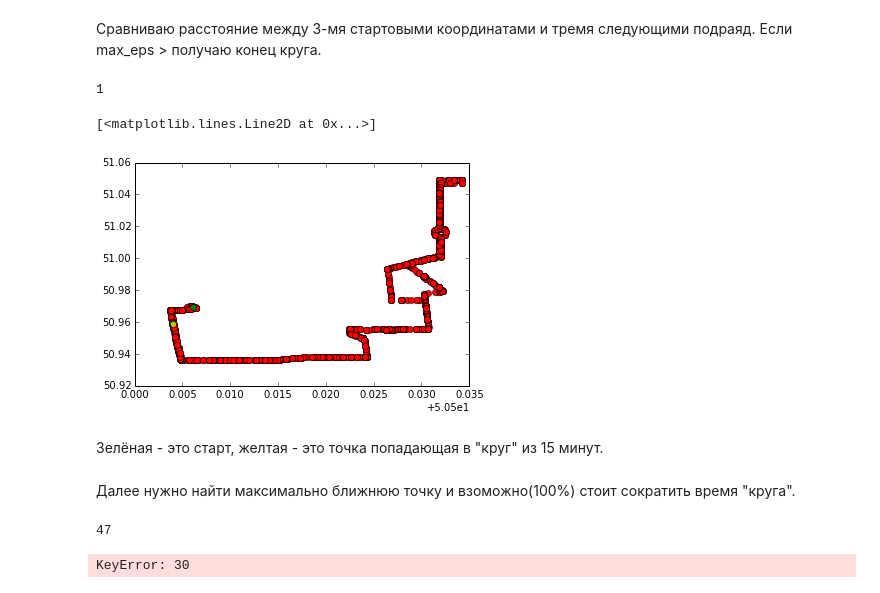
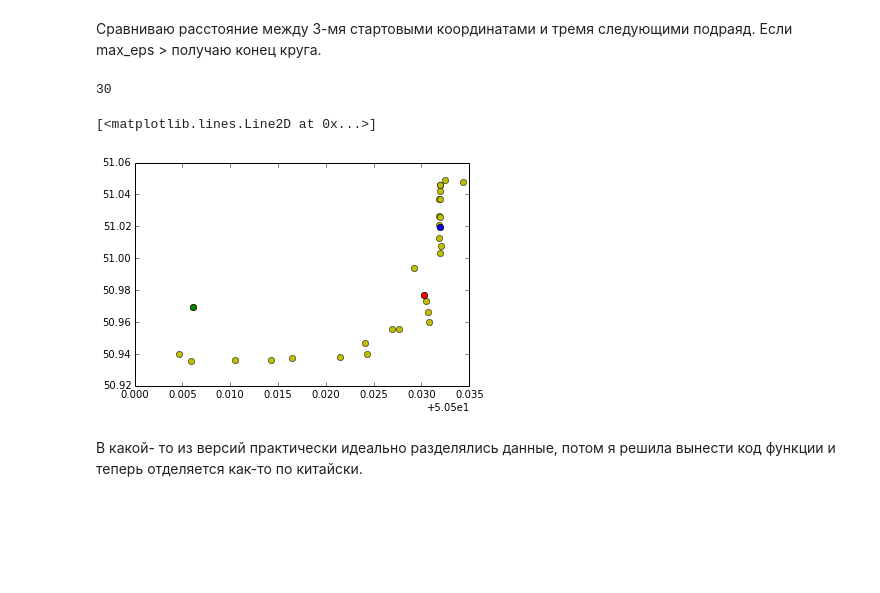
Before and after one commit to LisGein/LinuxCppLessons, a Jupyter notebook: Python/nightYandex/one_driver.ipynb, the cells around one changed output. Saved outputs shown, nothing was run; the diff lists cells and outputs as text; code cells hidden in the pictures; blank space fills up the shorter version.

```diff
--- a/Python/nightYandex/one_driver.ipynb
+++ b/Python/nightYandex/one_driver.ipynb
@@ -136,27 +163,20 @@ for j in range(len(lat_points[0]) - i - 4):
 # %% [markdown]
 Сравниваю расстояние между 3-мя стартовыми координатами и тремя следующими подраяд. Если max_eps > получаю конец круга.
-# %%
-plt.plot(lat, lon, 'o', c = 'r')
-print (i)
-
-plt.plot(ways_x[len(ways_x)-2], ways_y[len(ways_x)-2], 'o', c = 'g')
-plt.plot(ways_x[len(ways_x)-3], ways_y[len(ways_x)-3], 'o', c = 'y')
-plt.plot(ways_x[0], ways_y[0], 'o', c = 'g')
-# %% [output]
-1
-[<matplotlib.lines.Line2D at 0x...>]
-[figure, removed]
-# %% [markdown]
-Зелёная - это старт, желтая - это точка попадающая в "круг" из 15 минут.
-# %% [markdown]
-Далее нужно найти максимально ближнюю точку и взоможно(100%) стоит сократить время "круга".
-# %%
-l = debug["latitude"].copy()
-print(len (l))
-# %% [output]
-47
-# %%
-l.pop(30)
-print(l[30])
-# %% [output]
-KeyError: 30
+# %%
+plt.plot(lat[0], lon[0], 'o', c = 'y')
+#plt.plot(lat[0], lon[0], 'o', c = 'r')
+
+i = 0
+j = 0
+plt.plot(lat[j][i], lon[j][i], 'o', c = 'g')
+print (len(lat[j]))
+i=len(lat[j])-1
+plt.plot(lat[j][i], lon[j][i], 'o', c = 'b')
+i=int((len(lat[j])-1)/2)
+plt.plot(lat[j][i], lon[j][i], 'o', c = 'r')
+# %% [output]
+30
+[<matplotlib.lines.Line2D at 0x...>]
+[figure, added]
+# %% [markdown]
+В какой- то из версий практически идеально разделялись данные, потом я решила вынести код функции и теперь отделяется как-то по китайски.
```
Also changed, not shown: parts of 3 cells of this notebook, 1 other file.
